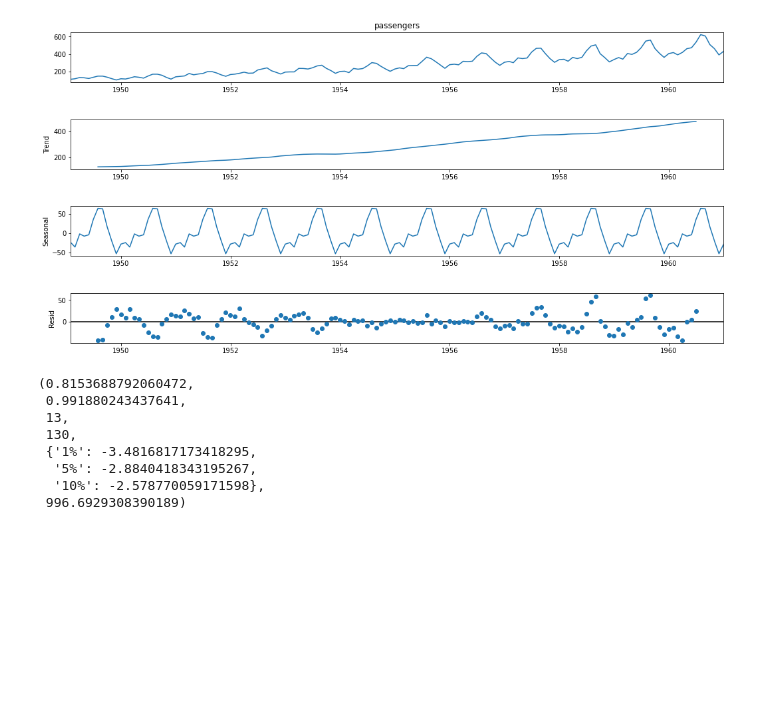
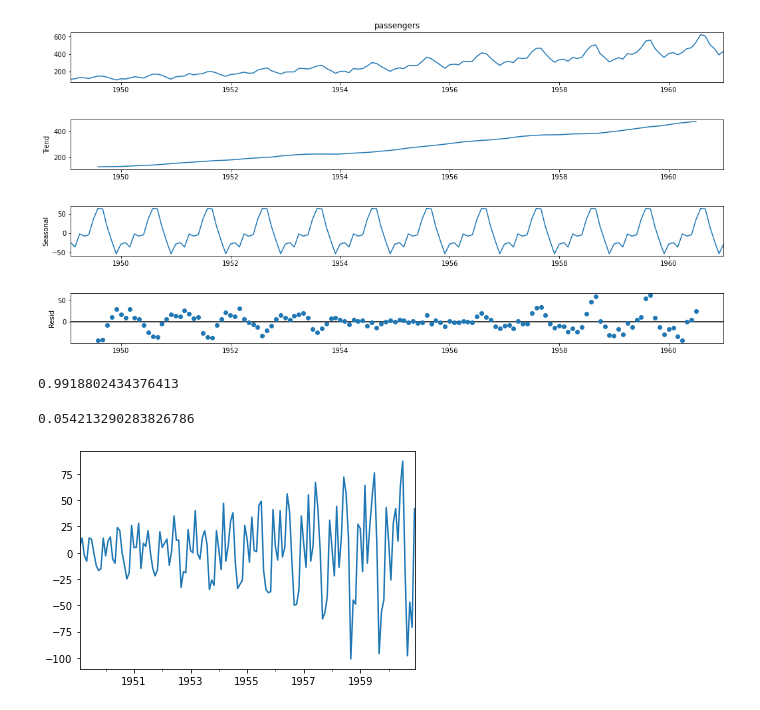
Before and after one commit to napb/examen2, a Jupyter notebook: Examen2.ipynb, the cells around one changed output. Drawn from its saved outputs; the diff is of its cells as text; code cells hidden in the pictures; blank space fills up the shorter version.

```diff
--- a/Examen2.ipynb
+++ b/Examen2.ipynb
@@ -46,13 +48,6 @@ fig.set_size_inches(16, 8)
 #   solo podia haber desde el año 1954 hasta aproximadamente el primer semestre el año 1957, de ahi en adelante, se precentan hechos como en el segundo semestre de 1958 y Q3 1959
 # - Estacionariedad: se puede apreciar mediante la prueba de Dickey-Fuller, que la serie de tiempo no es estacionaria
 
-adfuller(df['passengers'])
+adfuller(df['passengers'])[1]
 # %% [output]
-(0.8153688792060472,
- 0.991880243437641,
- 13,
- 130,
- {'1%': -3.4816817173418295,
-  '5%': -2.8840418343195267,
-  '10%': -2.578770059171598},
- 996.6929308390189)
+0.9918802434376413
@@ -58,0 +56,7 @@ adfuller(df['passengers'])
+# %%
+#1ra diferenciacion
+df['passengers'].diff().dropna().plot()
+adfuller(df['passengers'].diff().dropna())[1]
+# %% [output]
+0.054213290283826786
+[figure, added]
```
Also changed, not shown: parts of 18 cells of this notebook.
